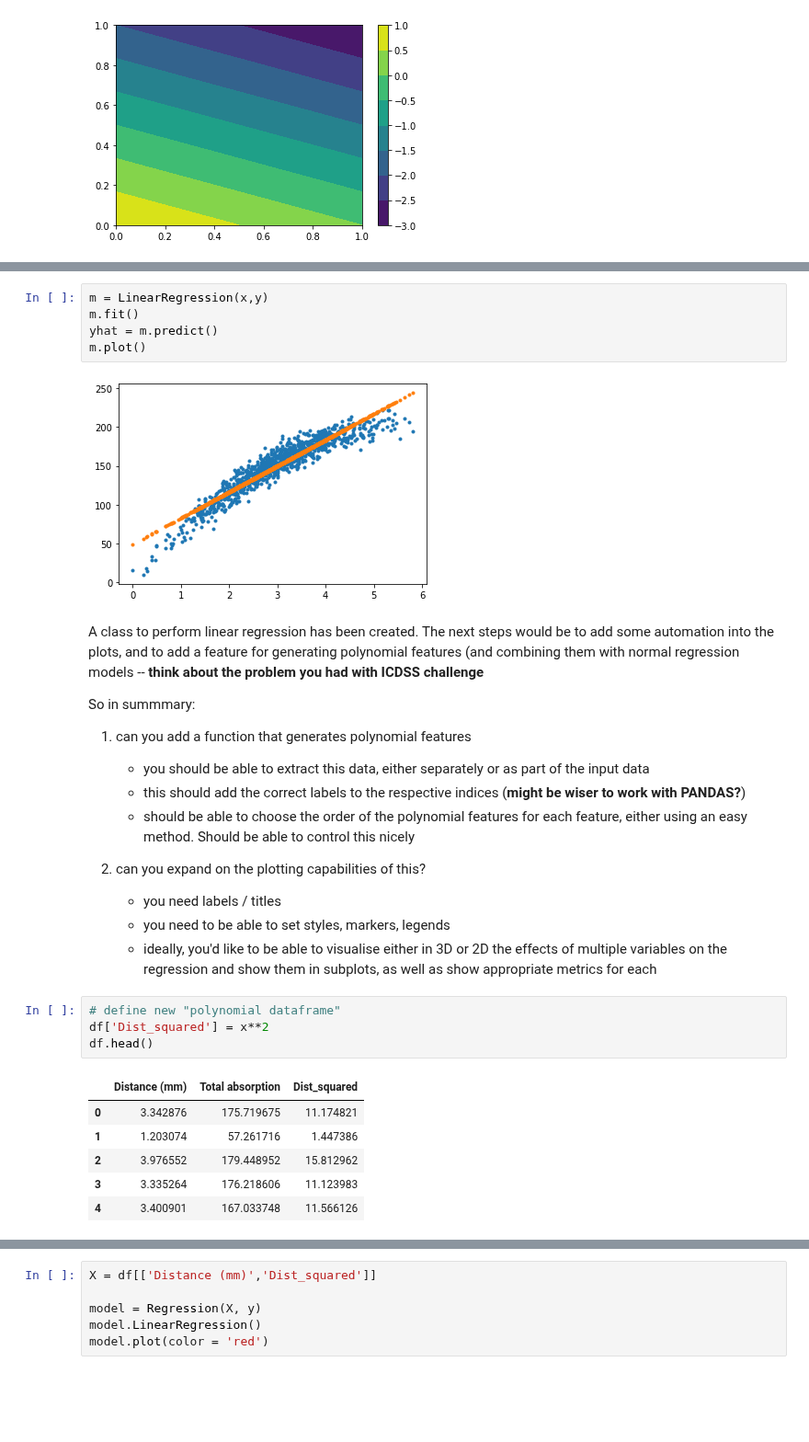
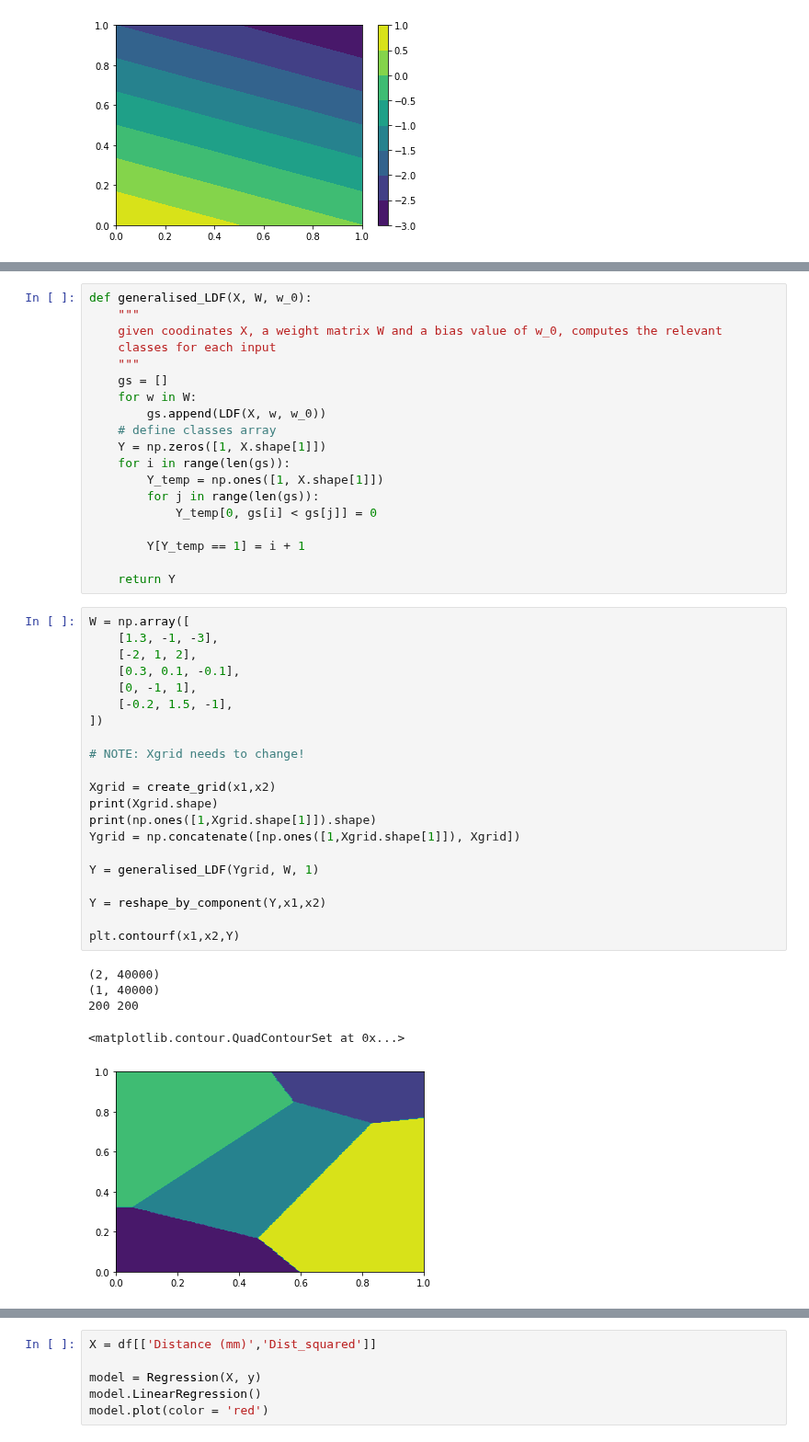
Before and after one commit to namiyousef/Intro_to_ML, a Jupyter notebook: Extra_Work/Tutorial4_Extension.ipynb, the cells around one changed output, grey strips where cells are left out. Shown at 92% size. Saved outputs shown, nothing was run; the diff lists cells and outputs as text; blank space fills up the shorter version.

```diff
--- a/Extra_Work/Tutorial4_Extension.ipynb
+++ b/Extra_Work/Tutorial4_Extension.ipynb
@@ -67,32 +64,46 @@ plt.colorbar()
-# %%
-m = LinearRegression(x,y)
-m.fit()
-yhat = m.predict()
-m.plot()
-# %% [output]
-[figure, removed]
-# %% [markdown]
-A class to perform linear regression has been created. The next steps would be to add some automation into the plots, and to add a feature for generating polynomial features (and combining them with normal regression models -- **think about the problem you had with ICDSS challenge**
-
-So in summmary:
-
-1) can you add a function that generates polynomial features
-    - you should be able to extract this data, either separately or as part of the input data
-    - this should add the correct labels to the respective indices (**might be wiser to work with PANDAS?**)
-    - should be able to choose the order of the polynomial features for each feature, either using an easy method. Should be able to control this nicely
-
-2) can you expand on the plotting capabilities of this?
-    - you need labels / titles
-    - you need to be able to set styles, markers, legends
-    - ideally, you'd like to be able to visualise either in 3D or 2D the effects of multiple variables on the regression and show them in subplots, as well as show appropriate metrics for each
-# %%
-# define new "polynomial dataframe"
-df['Dist_squared'] = x**2
-df.head()
-# %% [output]
-|  | Distance (mm) | Total absorption | Dist_squared |
-| 0 | 3.342876 | 175.719675 | 11.174821 |
-| 1 | 1.203074 | 57.261716 | 1.447386 |
-| 2 | 3.976552 | 179.448952 | 15.812962 |
-| 3 | 3.335264 | 176.218606 | 11.123983 |
-| 4 | 3.400901 | 167.033748 | 11.566126 |
+# %%
+def generalised_LDF(X, W, w_0):
+    """
+    given coodinates X, a weight matrix W and a bias value of w_0, computes the relevant
+    classes for each input
+    """
+    gs = []
+    for w in W:
+        gs.append(LDF(X, w, w_0))
+    # define classes array
+    Y = np.zeros([1, X.shape[1]])
+    for i in range(len(gs)):
+        Y_temp = np.ones([1, X.shape[1]])
+        for j in range(len(gs)):
+            Y_temp[0, gs[i] < gs[j]] = 0
+
+        Y[Y_temp == 1] = i + 1
+
+    return Y
+# %%
+W = np.array([
+    [1.3, -1, -3],
+    [-2, 1, 2],
+    [0.3, 0.1, -0.1],
+    [0, -1, 1],
+    [-0.2, 1.5, -1],
+])
+
+# NOTE: Xgrid needs to change!
+
+Xgrid = create_grid(x1,x2)
+print(Xgrid.shape)
+print(np.ones([1,Xgrid.shape[1]]).shape)
+Ygrid = np.concatenate([np.ones([1,Xgrid.shape[1]]), Xgrid])
+
+Y = generalised_LDF(Ygrid, W, 1)
+
+Y = reshape_by_component(Y,x1,x2)
+
+plt.contourf(x1,x2,Y)
+# %% [output]
+(2, 40000)
+(1, 40000)
+200 200
+<matplotlib.contour.QuadContourSet at 0x...>
+[figure, added]
```
Also changed, not shown: parts of 3 cells of this notebook.
